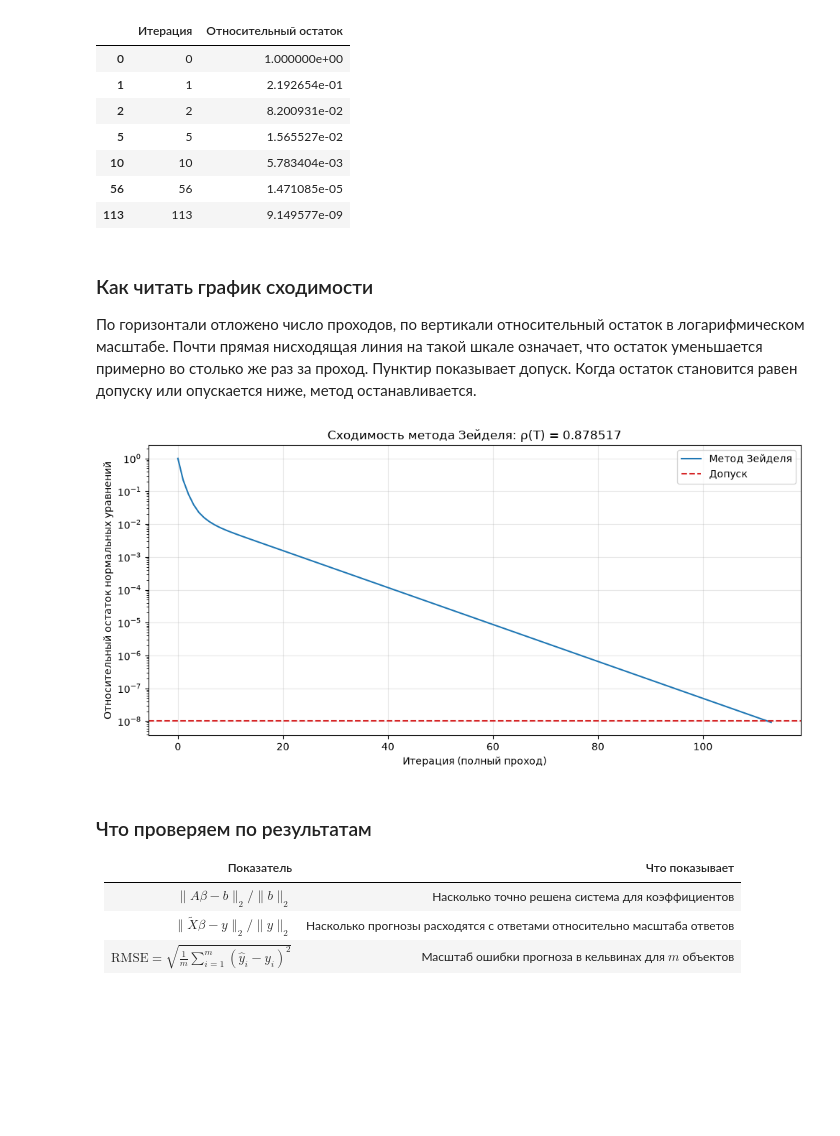
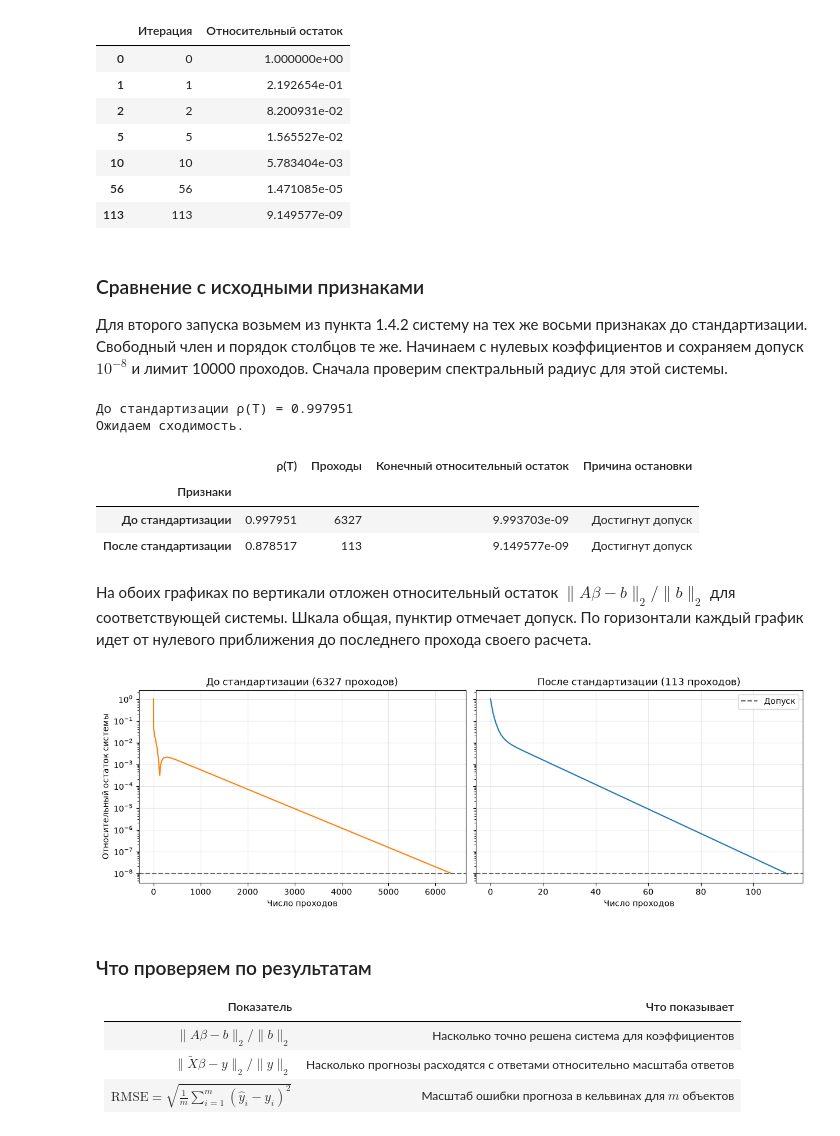
Before and after one commit to aibryanov/MOMO_labs, a Jupyter notebook: lab_1/lab_1.ipynb, the cells around one changed output. Saved outputs shown, nothing was run; the diff lists cells and outputs as text; code cells hidden in the pictures; blank space fills up the shorter version.

Commit message:
feat: add Gauss-Seidel convergence comparison before and after standardization

```diff
--- a/lab_1/lab_1.ipynb
+++ b/lab_1/lab_1.ipynb
@@ -892,23 +892,52 @@ display(history_seidel.iloc[selected_steps])
 | 10 | 10 | 5.783404e-03 |
 | 56 | 56 | 1.471085e-05 |
 | 113 | 113 | 9.149577e-09 |
+# %% [markdown]
+### Сравнение с исходными признаками
+
+Для второго запуска возьмем из пункта 1.4.2 систему на тех же восьми признаках до стандартизации. Свободный член и порядок столбцов те же. Начинаем с нулевых коэффициентов и сохраняем допуск $10^{-8}$ и лимит 10000 проходов. Сначала проверим спектральный радиус для этой системы.
+# %%
+T_seidel_raw = np.linalg.solve(np.tril(A_gauss_raw), -np.triu(A_gauss_raw, k=1))
+rho_seidel_raw = float(np.max(np.abs(np.linalg.eigvals(T_seidel_raw))))
+print(f"До стандартизации ρ(T) = {rho_seidel_raw:.6f}")
+print("Ожидаем сходимость." if rho_seidel_raw < 1 else "Сходимость для любого старта не гарантирована.")
+# %% [output]
+До стандартизации ρ(T) = 0.997951
+Ожидаем сходимость.
+# %%
+beta_seidel_raw, residuals_seidel_raw, status_seidel_raw = gauss_seidel(
+    A_gauss_raw, b_gauss_raw, beta0_seidel, tol_seidel, max_iter_seidel
+)
+seidel_scale_results = pd.DataFrame({
+    "Признаки": ["До стандартизации", "После стандартизации"],
+    "ρ(T)": [rho_seidel_raw, rho_seidel],
+    "Проходы": [len(residuals_seidel_raw) - 1, n_iter_seidel],
+    "Конечный относительный остаток": [residuals_seidel_raw[-1], residuals_seidel[-1]],
+    "Причина остановки": [status_seidel_raw, status_seidel],
+}).set_index("Признаки")
+seidel_scale_results
+# %% [output]
+|  | ρ(T) | Проходы | Конечный относительный остаток | Причина остановки |
+| Признаки |  |  |  |  |
+| До стандартизации | 0.997951 | 6327 | 9.993703e-09 | Достигнут допуск |
+| После стандартизации | 0.878517 | 113 | 9.149577e-09 | Достигнут допуск |
 # %% [markdown]
-### Как читать график сходимости
-
-По горизонтали отложено число проходов, по вертикали относительный остаток в логарифмическом масштабе. Почти прямая нисходящая линия на такой шкале означает, что остаток уменьшается примерно во столько же раз за проход. Пунктир показывает допуск. Когда остаток становится равен допуску или опускается ниже, метод останавливается.
+На обоих графиках по вертикали отложен относительный остаток $\|A\beta-b\|_2/\|b\|_2$ для соответствующей системы. Шкала общая, пунктир отмечает допуск. По горизонтали каждый график идет от нулевого приближения до последнего прохода своего расчета.
 # %%
-fig, ax = plt.subplots(figsize=(10, 5))
-ax.semilogy(history_seidel["Итерация"], history_seidel["Относительный остаток"],
-            label="Метод Зейделя")
-ax.axhline(tol_seidel, color="tab:red", linestyle="--", label="Допуск")
-ax.set(xlabel="Итерация (полный проход)", ylabel="Относительный остаток нормальных уравнений",
-       title=f"Сходимость метода Зейделя: ρ(T) = {rho_seidel:.6f}")
-ax.grid(alpha=0.3)
-ax.legend()
-fig.tight_layout()
+fig, axes = plt.subplots(1, 2, figsize=(12, 4), sharey=True, layout="constrained")
+for ax, label, residuals, color in (
+    (axes[0], "До стандартизации", residuals_seidel_raw, "tab:orange"),
+    (axes[1], "После стандартизации", residuals_seidel, "tab:blue"),
+):
+    ax.semilogy(np.arange(len(residuals)), residuals, color=color)
+    ax.axhline(tol_seidel, color="0.4", linestyle="--", label="Допуск")
+    ax.set(title=f"{label} ({len(residuals) - 1} проходов)", xlabel="Число проходов")
+    ax.grid(alpha=0.3)
+axes[0].set_ylabel("Относительный остаток системы")
+axes[1].legend()
 plt.show()
 # %% [output]
-[figure, old version]
+[figure, new version]
 # %% [markdown]
 ### Что проверяем по результатам
 
```
Also changed, not shown: parts of 7 cells of this notebook.
